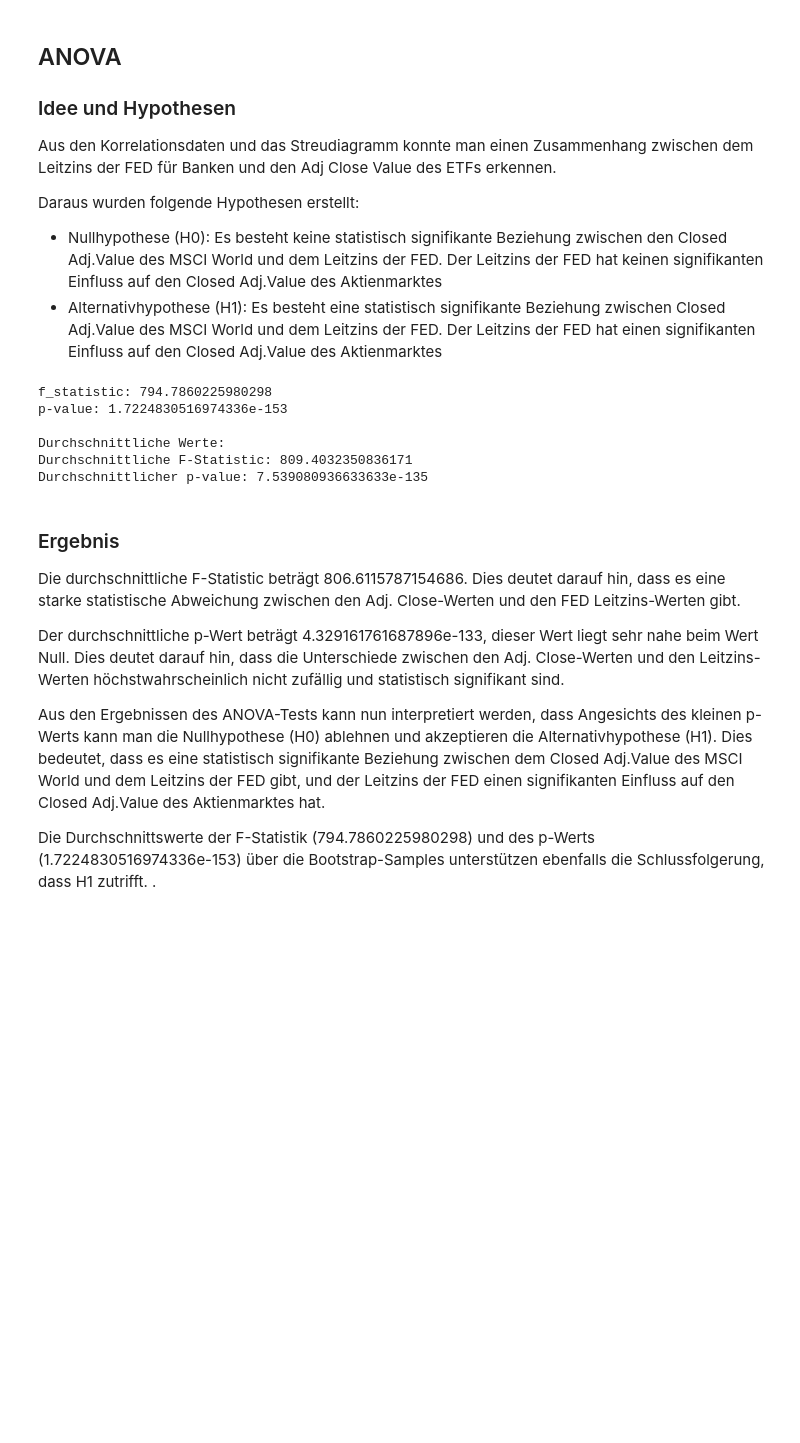
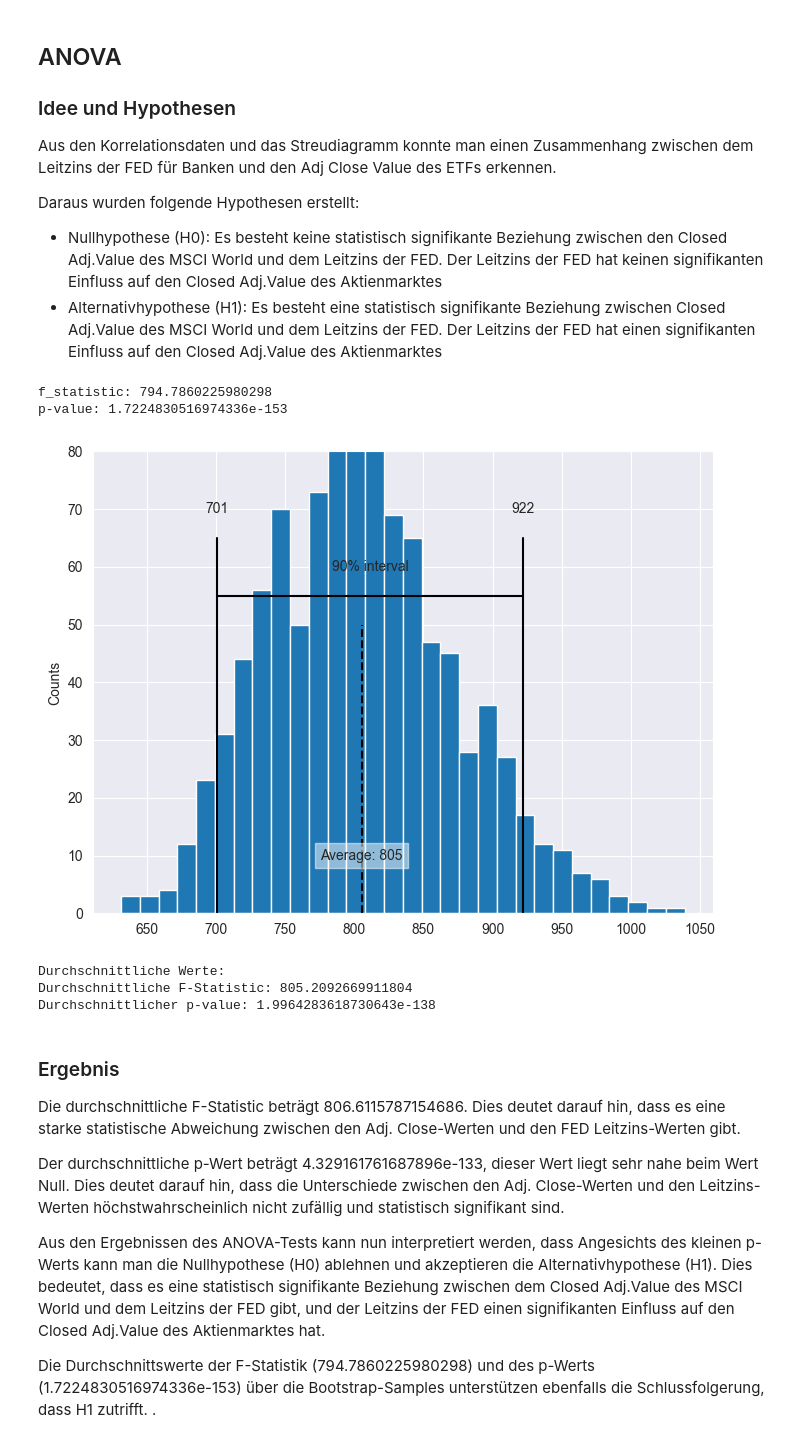
Before and after one commit to FalcarDE/ss_2032_stonks_data_science, a Jupyter notebook: Chapter 2 - Modelling and Evaluation - Analyse.ipynb, the cells around one changed output. Drawn from its saved outputs; the diff is of its cells as text; code cells hidden in the pictures; blank space fills up the shorter version.

```diff
--- a/Chapter 2 - Modelling and Evaluation - Analyse.ipynb
+++ b/Chapter 2 - Modelling and Evaluation - Analyse.ipynb
@@ -144,51 +186,62 @@ etf_fedfunds_filtered_combined.to_csv('data/generatedDatasets/combined_fed_funds
 anova_result = stats.f_oneway(etf_fedfunds_filtered_combined['Adj Close'], etf_fedfunds_filtered_combined['FEDFUNDS'], etf_fedfunds_filtered_combined['PRIME'])
 print('f_statistic:', anova_result.statistic)
 print('p-value:', anova_result.pvalue)
 
-# ------------------------------
+#-----------------------------------
 # Bootstrap-Sampling
 num_bootstrap_samples = 1000
 bootstrap_samples = []
 
 for _ in range(num_bootstrap_samples):
     sample = etf_fedfunds_filtered_combined.sample(frac=1, replace=True)
     bootstrap_samples.append(sample)
 
 # Ergebnisse des Anova-Tests für jedes Bootstrap-Sample speichern
 anova_results = []
 for sample in bootstrap_samples:
     anova_result = stats.f_oneway(sample['Adj Close'], sample['FEDFUNDS'], sample['PRIME'])
     anova_results.append(anova_result)
 
-# Ergebnisse anzeigen
-#for i, sample in enumerate(bootstrap_samples):
-#    print(f"Bootstrap Sample {i+1}:")
-#    print(sample)
-#    print("\n")
-#
-#    # Boxplot für das Bootstrap-Sample erstellen
-#    plt.figure(figsize=(6, 4))
-#    plt.boxplot(sample['Adj Close'])
-#    plt.title(f"Bootstrap Sample {i+1}")
-#    plt.ylabel("Value")
-#    plt.show()
-
 # Durchschnitt der F-Statistik und des p-Wertes berechnen
 f_statistic_avg = np.mean([result.statistic for result in anova_results])
 p_value_avg = np.mean([result.pvalue for result in anova_results])
+
+# Bootstrap-Konfidenzintervall-Diagramm
+results = pd.Series([result.statistic for result in anova_results])
+
+confidence_interval = list(results.quantile([0.05, 0.95]))
+
+ax = results.plot.hist(bins=30, figsize=(8, 6))
+ax.plot(confidence_interval, [55, 55], color='black')
+for x in confidence_interval:
+    ax.plot([x, x], [0, 65], color='black')
+    ax.text(x, 70, f'{x:.0f}',
+            horizontalalignment='center', verticalalignment='center')
+ax.text(sum(confidence_interval) / 2, 60, '90% interval',
+        horizontalalignment='center', verticalalignment='center')
+
+ax.plot([f_statistic_avg, f_statistic_avg], [0, 50], color='black', linestyle='--')
+ax.text(f_statistic_avg, 10, f'Average: {f_statistic_avg:.0f}',
+        bbox=dict(facecolor='white', edgecolor='white', alpha=0.5),
+        horizontalalignment='center', verticalalignment='center')
+
+ax.set_ylim(0, 80)
+ax.set_ylabel('Counts')
+
+plt.show()
 
 # Ergebnisse anzeigen
 print()
 print("Durchschnittliche Werte:")
 print("Durchschnittliche F-Statistic:", f_statistic_avg)
 print("Durchschnittlicher p-value:", p_value_avg)
 # %% [output]
 f_statistic: 794.7860225980298
 p-value: 1.7224830516974336e-153
-
-Durchschnittliche Werte:
-Durchschnittliche F-Statistic: 809.4032350836171
-Durchschnittlicher p-value: 7.539080936633633e-135
+[figure, added]
+Durchschnittliche Werte:
+Durchschnittliche F-Statistic: 805.2092669911804
+Durchschnittlicher p-value: 1.9964283618730643e-138
 # %% [markdown]
 ### Ergebnis
 Die durchschnittliche F-Statistic beträgt 806.6115787154686. Dies deutet darauf hin, dass es eine starke statistische Abweichung zwischen den Adj. Close-Werten und den FED Leitzins-Werten gibt.
```
Also changed, not shown: parts of 3 cells of this notebook, 1 other file.
